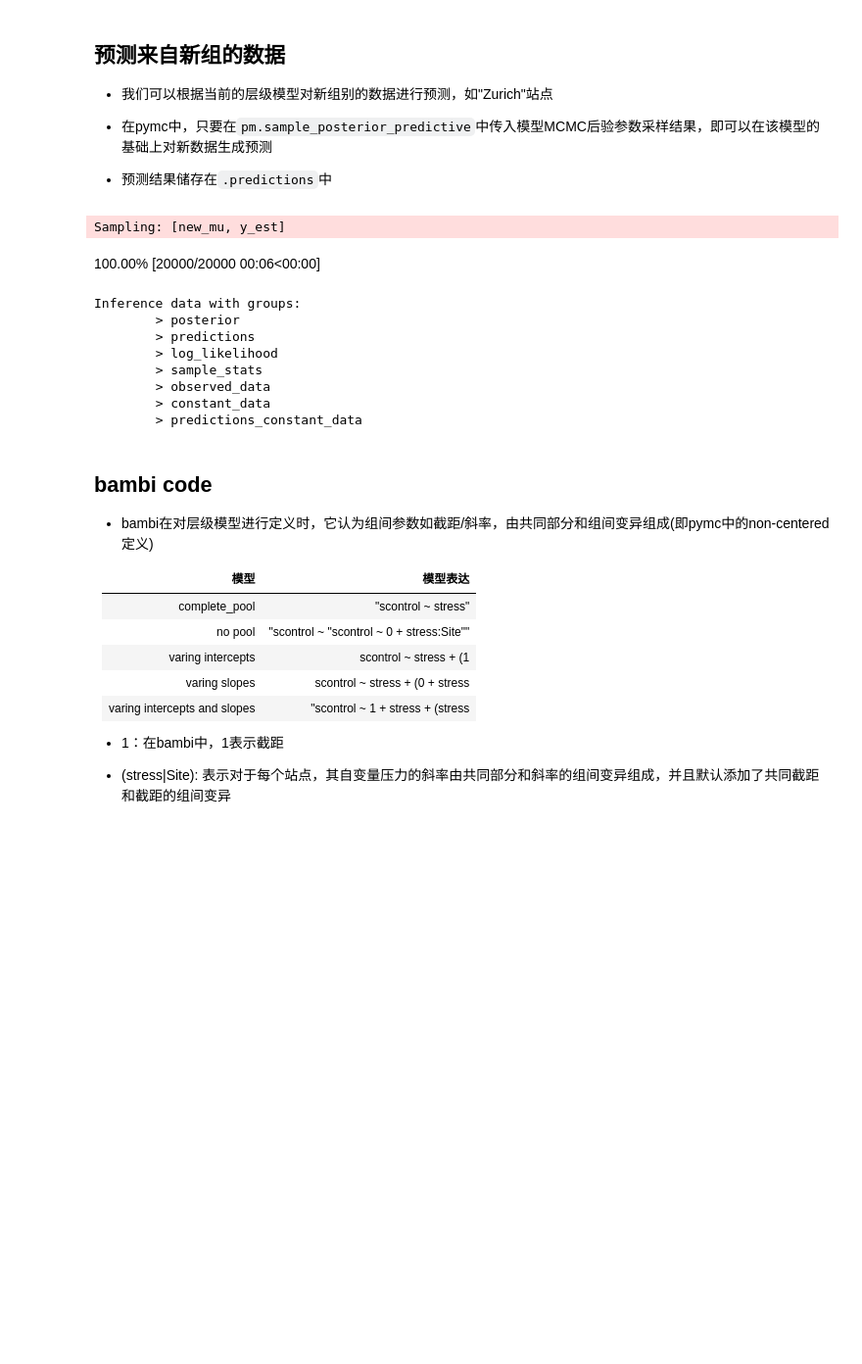
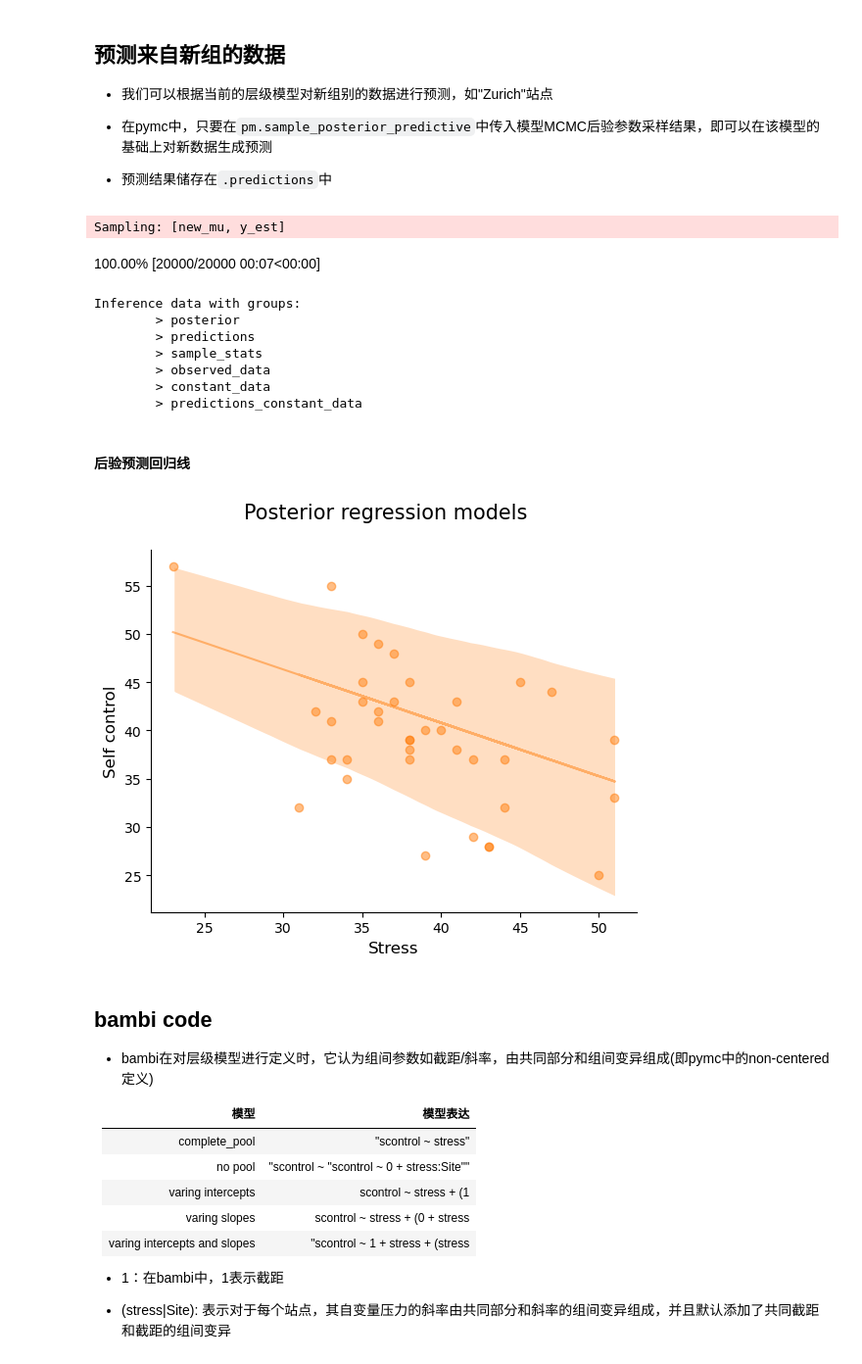
Before and after one commit to Utenna/PyBayesian, a Jupyter notebook: 2023/lin/lec15/lec15_v0.1.ipynb, the cells around one changed output. Shown at 98% size. Cells and saved outputs as stored; diff of their text form; code cells hidden in the pictures; blank space fills up the shorter version.

```diff
--- a/2023/lin/lec15/lec15_v0.1.ipynb
+++ b/2023/lin/lec15/lec15_v0.1.ipynb
@@ -756,9 +756,9 @@ with pm.Model(coords=new_coords) as hier_pred:
 
     #注意：在这里我们需要传入一个新的参数名，因为传入的是一个新站点(除此处外，其余的定义变量名未发生改变)
     new_beta_0_offset = pm.Normal("new_beta_0_offset", 0, sigma=1, dims="site")
-    new_beta_0j = pm.Deterministic("new_beta_0j", beta_0 + beta_0_offset * beta_0_sigma, dims="site")
+    new_beta_0j = pm.Deterministic("new_beta_0j", beta_0 + new_beta_0_offset * beta_0_sigma, dims="site")
     new_beta_1_offset = pm.Normal("new_beta_1_offset", 0, sigma=1, dims="site")
-    new_beta_1j = pm.Deterministic("new_beta_1j", beta_1 + beta_1_offset * beta_1_sigma, dims="site")
+    new_beta_1j = pm.Deterministic("new_beta_1j", beta_1 + new_beta_1_offset * beta_1_sigma, dims="site")
     new_mu = pm.Normal("new_mu",  new_beta_0j[site]+new_beta_1j[site]*x, dims="obs_id")
 
     #似然
@@ -772,18 +772,46 @@ with pm.Model(coords=new_coords) as hier_pred:
                                                 random_seed=84735)
 # %% [output]
 Sampling: [new_mu, y_est]
-100.00% [20000/20000 00:06<00:00]
+100.00% [20000/20000 00:07<00:00]
 # %%
 pred_trace
 # %% [output]
 Inference data with groups:
         > posterior
         > predictions
-        > log_likelihood
         > sample_stats
         > observed_data
         > constant_data
         > predictions_constant_data
+# %% [markdown]
+#### 后验预测回归线
+# %%
+plt.scatter(new_group["stress"],
+            new_group["scontrol"],
+            alpha=0.5,
+            color="C1")
+#绘制回归线
+plt.plot(pred_trace.predictions_constant_data.x,
+        pred_trace.predictions.new_mu.stack(sample=("chain","draw")).mean(dim="sample"),
+        alpha=0.5,
+        color="C1")
+#绘制预测值95%HDI
+az.plot_hdi(
+        pred_trace.predictions_constant_data.x,
+        pred_trace.predictions.new_mu,
+        hdi_prob=0.95,
+        fill_kwargs={"color":"C1",
+            "alpha": 0.25, "linewidth": 0})
+ # 生成横坐标名称
+plt.xlabel('Stress',fontsize=12)
+# 生成纵坐标名称
+plt.ylabel('Self control',fontsize=12)
+# 生成标题
+plt.suptitle("Posterior regression models", fontsize=15)
+
+sns.despine()
+# %% [output]
+[figure, added]
 # %% [markdown]
 ## bambi code
 
```
Also changed, not shown: parts of 22 cells of this notebook.
